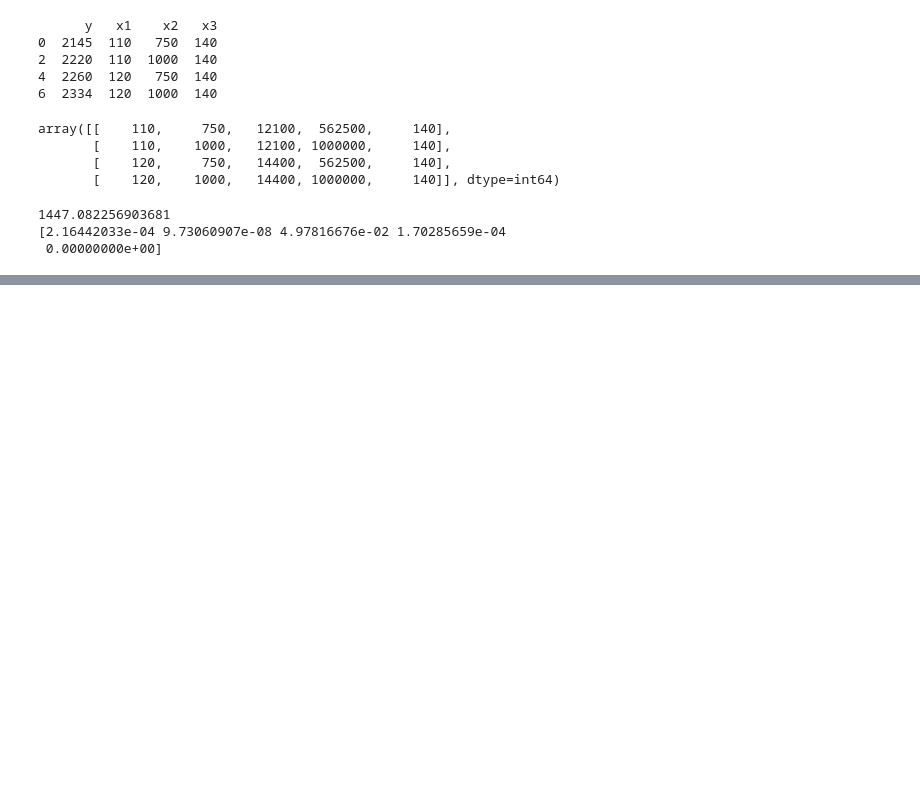
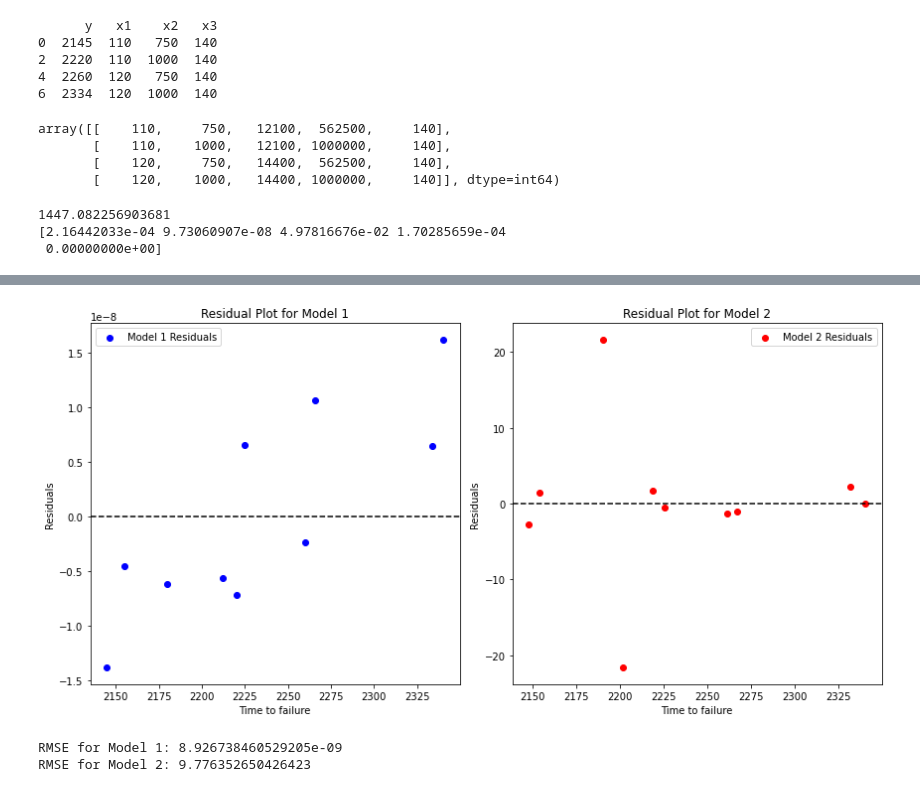
Before and after one commit to AdityaKharmaleGoat7/Data-Analysis-tools-in-Experimental-Research, a Jupyter notebook: Tutorial 1/Tutorial 1.ipynb, the cells around one changed output, grey strips where cells are left out. Cells and saved outputs as stored; diff of their text form; code cells hidden in the pictures; blank space fills up the shorter version.

```diff
--- a/Tutorial 1/Tutorial 1.ipynb
+++ b/Tutorial 1/Tutorial 1.ipynb
@@ -261,0 +284,65 @@ plt.show()
+# %%
+# to show the goodness of fit analysis,
+# model1 = with interaction
+# model2 = without interaction
+
+Y = data.iloc[:,0].values
+x1 = data.iloc[:,1].values
+x2 = data.iloc[:,2].values
+x3 = data.iloc[:,3].values
+ones_col = np.ones(np.size(x1))
+
+#model 1
+xnl_interaction = np.column_stack((x1, x2, x3, x1**2, x2**2, x3**2, x1*x2, x2*x3, x1*x3, x1*x2*x3))
+
+model_interaction = regress().fit(xnl_interaction, Y)
+
+#model 2
+xnl_non_interaction = np.column_stack((x1, x2, x3, x1**2, x2**2, x3**2, ))
+
+model_non_interaction = regress().fit(xnl_non_interaction, Y)
+# %%
+y_pred_model1 = model_interaction.predict(xnl_interaction)
+y_pred_model2 = model_non_interaction.predict(xnl_non_interaction)
+
+# Calculate residuals
+
+residuals_model1 = Y - y_pred_model1
+
+selected_rows = data[data['x3'] == 140]
+
+residuals_model2 = Y - y_pred_model2
+
+# Plot residual plots
+plt.figure(figsize=(12, 6))
+
+plt.subplot(1, 2, 1)
+plt.scatter(y_pred_model1, residuals_model1, c='blue', label='Model 1 Residuals')
+plt.axhline(y=0, color='black', linestyle='--')
+plt.title('Residual Plot for Model 1')
+plt.xlabel('Time to failure')
+plt.ylabel('Residuals')
+plt.legend()
+
+plt.subplot(1, 2, 2)
+plt.scatter(y_pred_model2, residuals_model2, c='red', label='Model 2 Residuals')
+plt.axhline(y=0, color='black', linestyle='--')
+plt.title('Residual Plot for Model 2')
+plt.xlabel('Time to failure')
+plt.ylabel('Residuals')
+plt.legend()
+
+plt.tight_layout()
+plt.show()
+
+# Calculate RMSE
+from sklearn.metrics import mean_squared_error
+rmse_model1 = np.sqrt(mean_squared_error(Y, y_pred_model1))
+rmse_model2 = np.sqrt(mean_squared_error(Y, y_pred_model2))
+
+print("RMSE for Model 1:", rmse_model1)
+print("RMSE for Model 2:", rmse_model2)
+# %% [output]
+[figure, added]
+RMSE for Model 1: 8.926738460529205e-09
+RMSE for Model 2: 9.776352650426423
```
Also changed, not shown: parts of 13 cells of this notebook, 2 other files.
